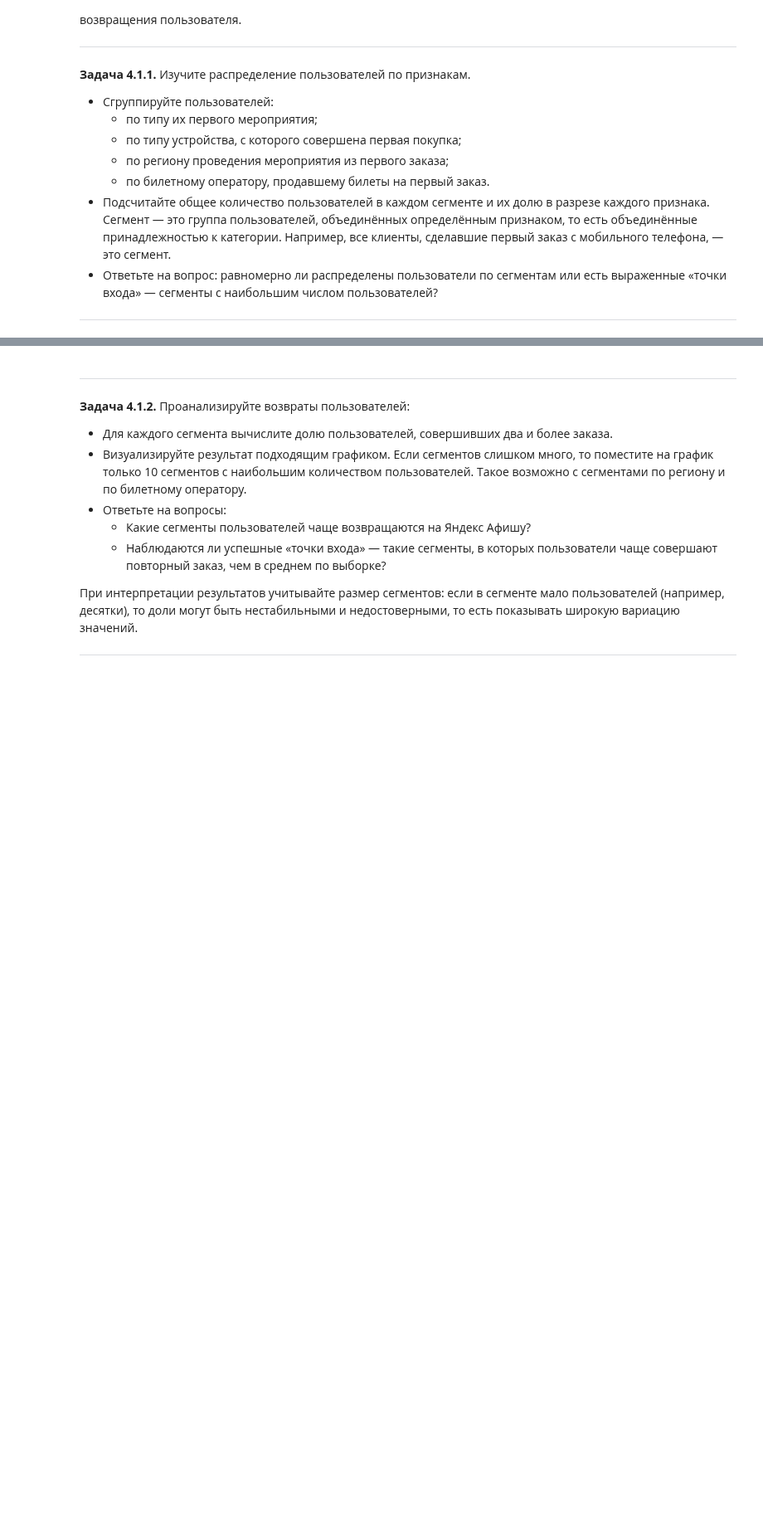
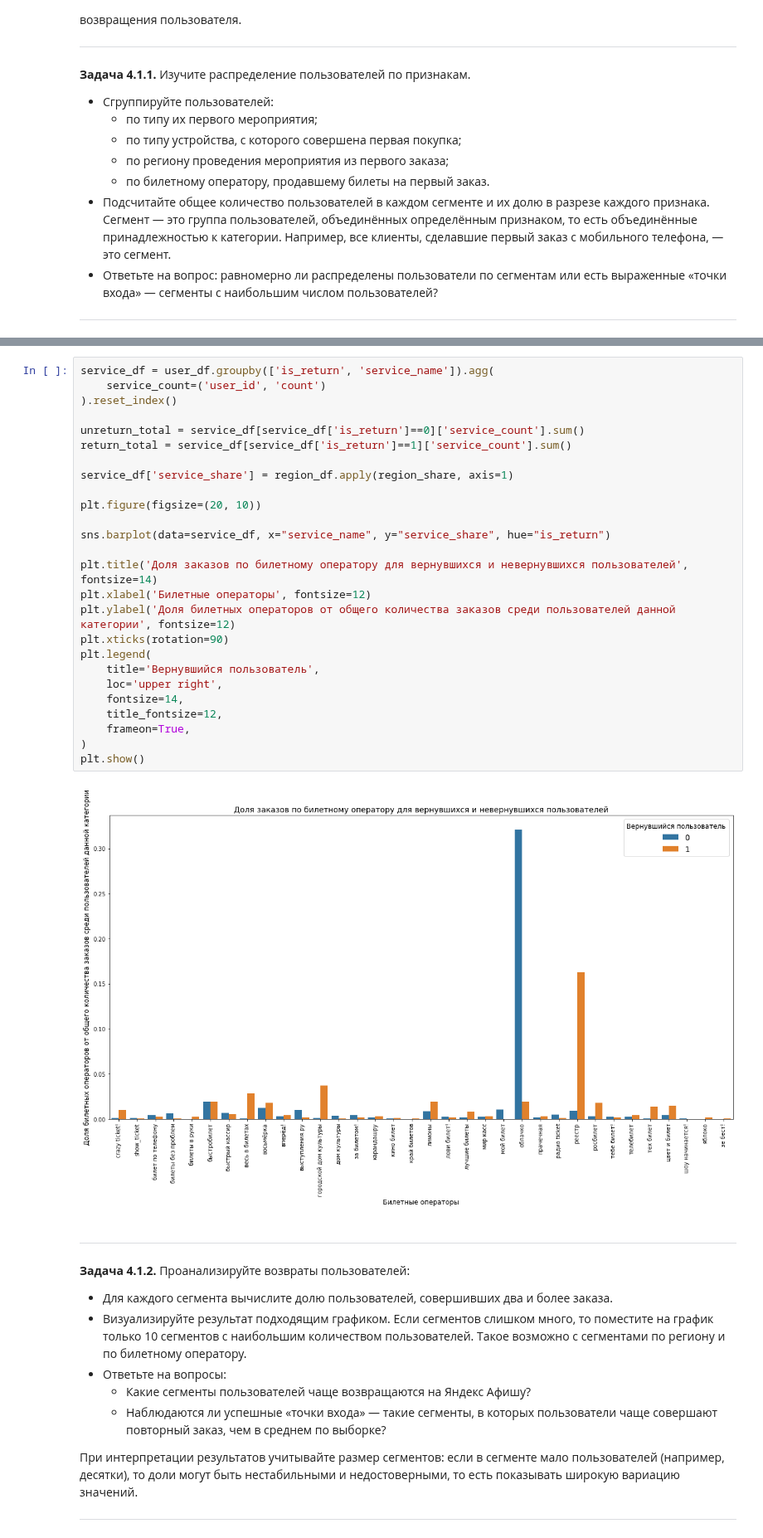
Before and after one commit to blbl-blbl/yandex_practicum_Data_Science_Course, a Jupyter notebook: Module_2_Python_Preprocessing/Final_project_of_2_module.ipynb, the cells around one changed output, grey strips where cells are left out. Shown at 83% size. Cells and saved outputs as stored; diff of their text form; blank space fills up the shorter version.

```diff
--- a/Module_2_Python_Preprocessing/Final_project_of_2_module.ipynb
+++ b/Module_2_Python_Preprocessing/Final_project_of_2_module.ipynb
@@ -642,3 +669,31 @@ for i in device_df['is_return'].unique():
+# %%
+service_df = user_df.groupby(['is_return', 'service_name']).agg(
+    service_count=('user_id', 'count')
+).reset_index()
+
+unreturn_total = service_df[service_df['is_return']==0]['service_count'].sum()
+return_total = service_df[service_df['is_return']==1]['service_count'].sum()
+
+service_df['service_share'] = region_df.apply(region_share, axis=1)
+
+plt.figure(figsize=(20, 10))
+
+sns.barplot(data=service_df, x="service_name", y="service_share", hue="is_return")
+
+plt.title('Доля заказов по билетному оператору для вернувшихся и невернувшихся пользователей', fontsize=14)
+plt.xlabel('Билетные операторы', fontsize=12)
+plt.ylabel('Доля билетных операторов от общего количества заказов среди пользователей данной категории', fontsize=12)
+plt.xticks(rotation=90)
+plt.legend(
+    title='Вернувшийся пользователь',
+    loc='upper right',
+    fontsize=14,
+    title_fontsize=12,
+    frameon=True,
+)
+plt.show()
+# %% [output]
+[figure, added]
 # %% [markdown]
 ---
 
```
Also changed, not shown: parts of 15 cells of this notebook.
